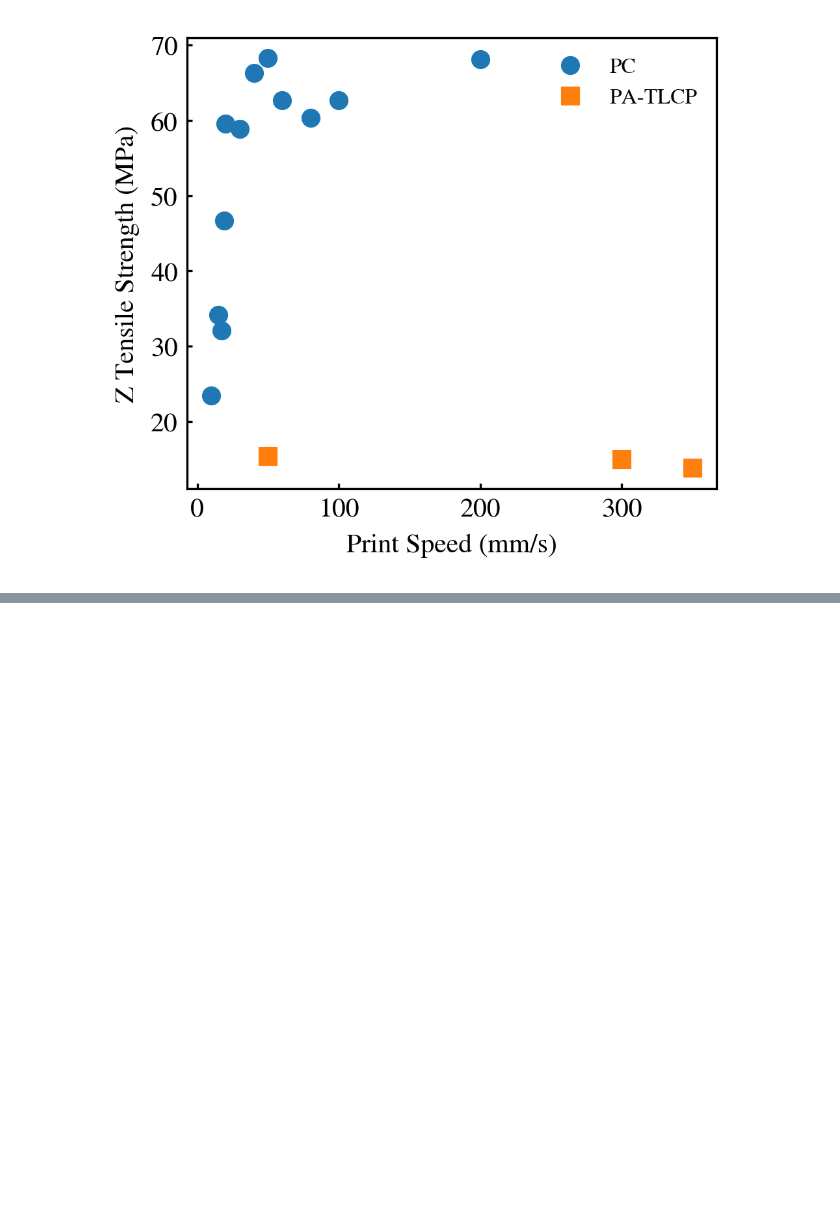
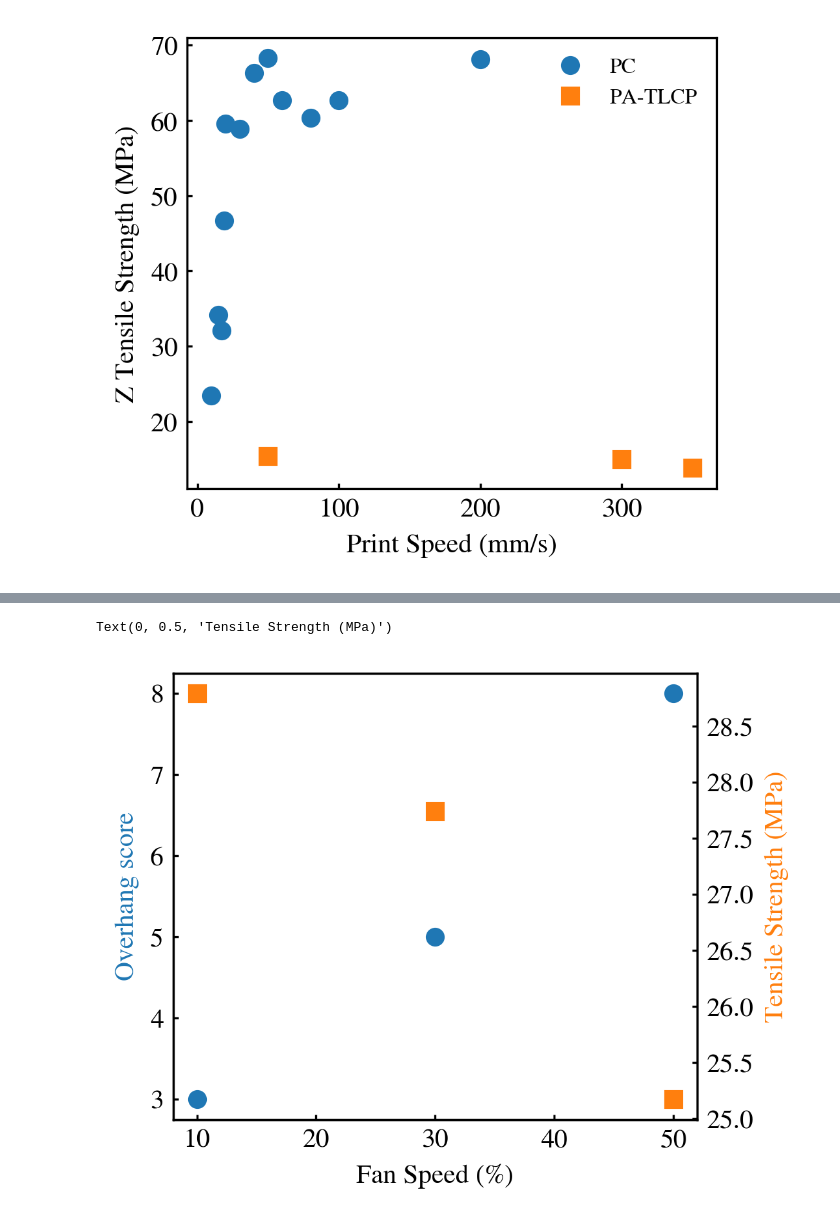
Before and after one commit to ZLoverty/Boralus, a Jupyter notebook: tensile.ipynb, the cells around one changed output, grey strips where cells are left out. Cells and saved outputs as stored; diff of their text form; code cells hidden in the pictures; blank space fills up the shorter version.

```diff
--- a/tensile.ipynb
+++ b/tensile.ipynb
@@ -28,0 +46,15 @@ plt.legend(fontsize=8, frameon=False)
+# %%
+fan = [10, 30, 50]
+oh = [3, 5, 8]
+ts = [28.79, 27.74, 25.17]
+
+fig, ax = plt.subplots(figsize=(3.5, 3), dpi=300)
+ax.plot(fan, oh, label="OH", marker="o", ls="")
+ax2 = ax.twinx()
+ax2.plot(fan, ts, label="TS", marker="s", ls="", color=cmap(1))
+ax.set_xlabel("Fan Speed (%)")
+ax.set_ylabel("Overhang score", color=cmap(0))
+ax2.set_ylabel("Tensile Strength (MPa)", color=cmap(1))
+# %% [output]
+Text(0, 0.5, 'Tensile Strength (MPa)')
+[figure, added]
```
Also changed, not shown: parts of 8 cells of this notebook.
